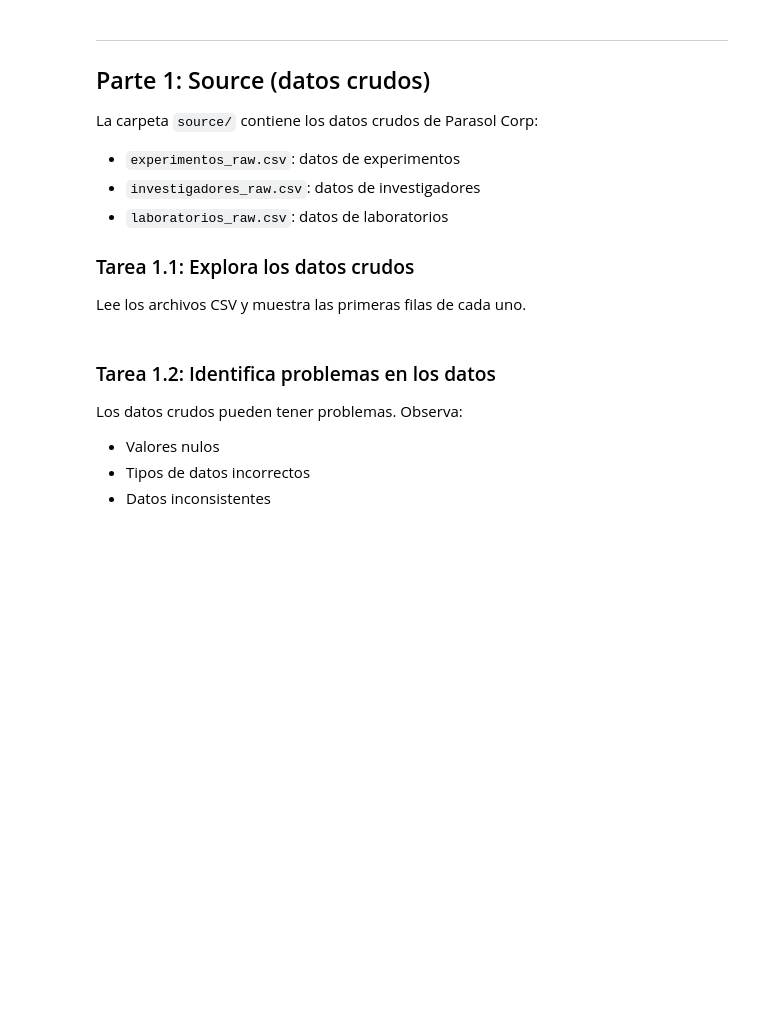
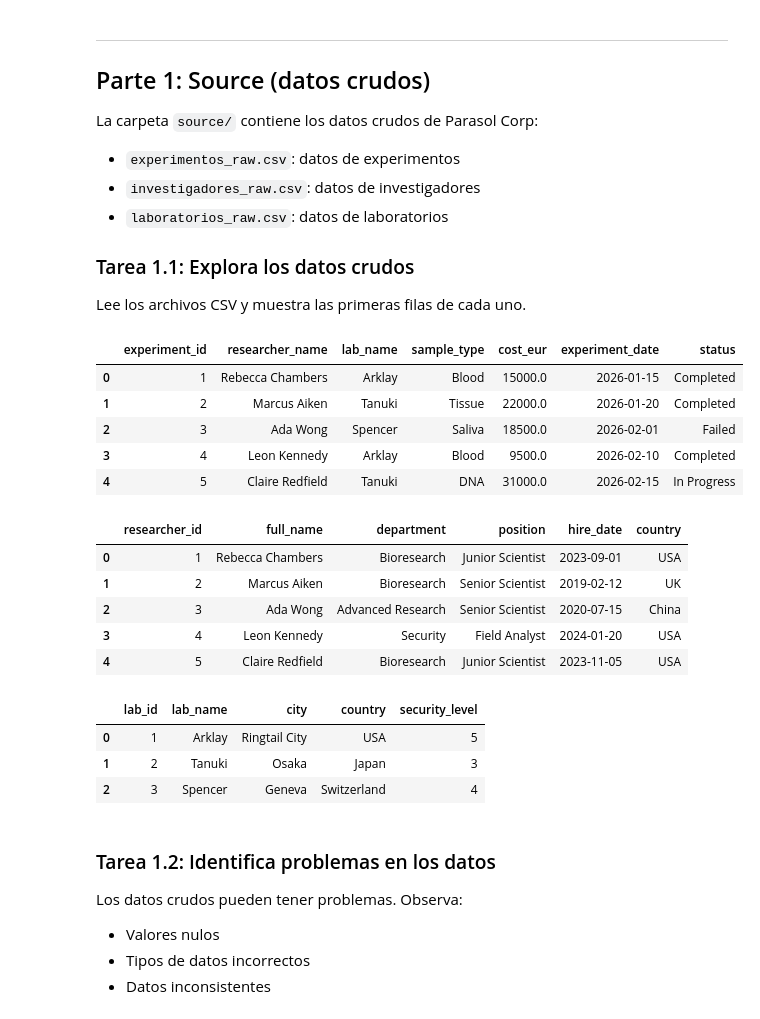
Before and after one commit to anto-rom/pontia-data-warehousing, a Jupyter notebook: 04_star_schema/notebook.ipynb, the cells around one changed output. Saved outputs shown, nothing was run; the diff lists cells and outputs as text; code cells hidden in the pictures; blank space fills up the shorter version.

```diff
--- a/04_star_schema/notebook.ipynb
+++ b/04_star_schema/notebook.ipynb
@@ -174,9 +176,37 @@ La carpeta `source/` contiene los datos crudos de Parasol Corp:
 
 Lee los archivos CSV y muestra las primeras filas de cada uno.
 # %%
-# TODO: Lee los 3 archivos CSV y muestra las primeras filas
-# Usa pd.read_csv('source/experimentos_raw.csv')
-# Pista: df.head() muestra las primeras filas
+from pathlib import Path
+
+# Localizar los archivos desde el notebook
+source_dir = Path("source")
+
+# Cargar los tres CSV
+df_experimentos = pd.read_csv(source_dir / "experimentos_raw.csv")
+df_investigadores = pd.read_csv(source_dir / "investigadores_raw.csv")
+df_laboratorios = pd.read_csv(source_dir / "laboratorios_raw.csv")
+
+# Mostrar las primeras filas
+display(df_experimentos.head())
+display(df_investigadores.head())
+display(df_laboratorios.head())
+# %% [output]
+|  | experiment_id | researcher_name | lab_name | sample_type | cost_eur | experiment_date | status |
+| 0 | 1 | Rebecca Chambers | Arklay | Blood | 15000.0 | 2026-01-15 | Completed |
+| 1 | 2 | Marcus Aiken | Tanuki | Tissue | 22000.0 | 2026-01-20 | Completed |
+| 2 | 3 | Ada Wong | Spencer | Saliva | 18500.0 | 2026-02-01 | Failed |
+| 3 | 4 | Leon Kennedy | Arklay | Blood | 9500.0 | 2026-02-10 | Completed |
+| 4 | 5 | Claire Redfield | Tanuki | DNA | 31000.0 | 2026-02-15 | In Progress |
+|  | researcher_id | full_name | department | position | hire_date | country |
+| 0 | 1 | Rebecca Chambers | Bioresearch | Junior Scientist | 2023-09-01 | USA |
+| 1 | 2 | Marcus Aiken | Bioresearch | Senior Scientist | 2019-02-12 | UK |
+| 2 | 3 | Ada Wong | Advanced Research | Senior Scientist | 2020-07-15 | China |
+| 3 | 4 | Leon Kennedy | Security | Field Analyst | 2024-01-20 | USA |
+| 4 | 5 | Claire Redfield | Bioresearch | Junior Scientist | 2023-11-05 | USA |
+|  | lab_id | lab_name | city | country | security_level |
+| 0 | 1 | Arklay | Ringtail City | USA | 5 |
+| 1 | 2 | Tanuki | Osaka | Japan | 3 |
+| 2 | 3 | Spencer | Geneva | Switzerland | 4 |
 # %% [markdown]
 ### Tarea 1.2: Identifica problemas en los datos
 
```
Also changed, not shown: parts of 27 cells of this notebook, 1 other file.
